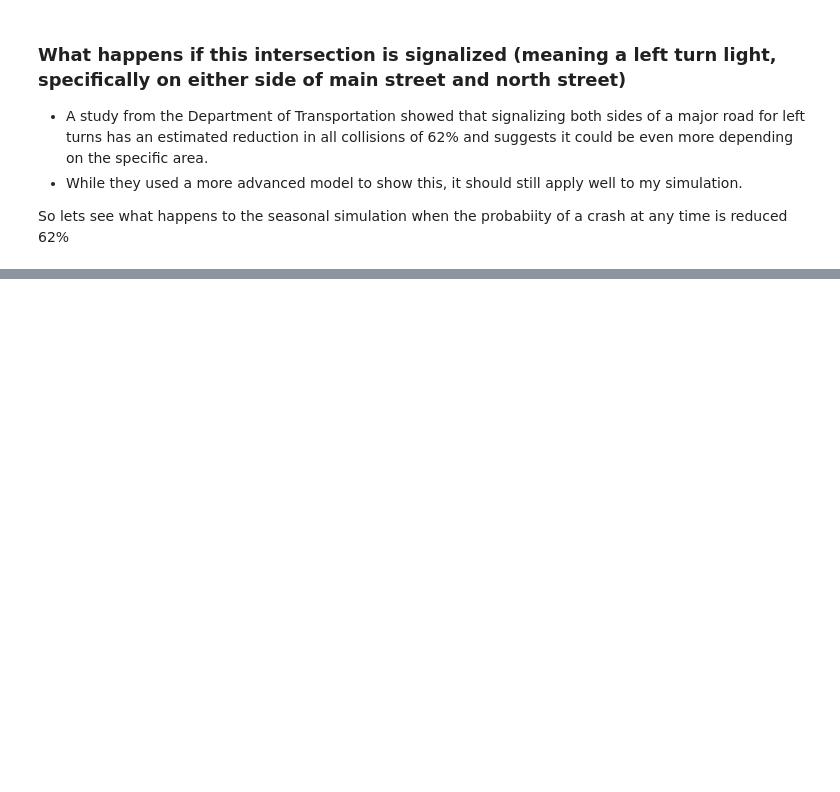
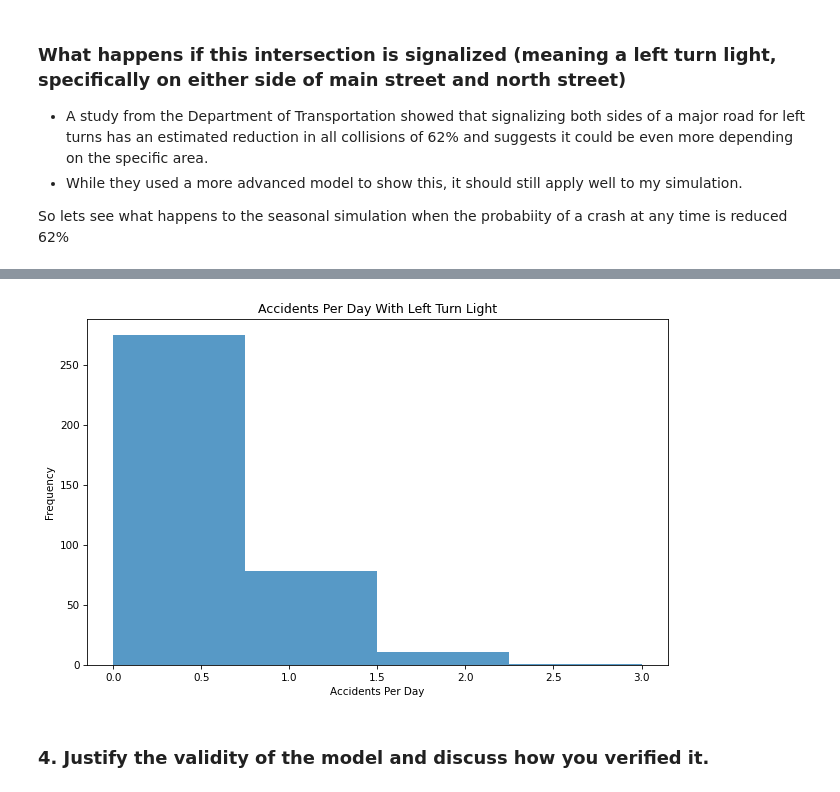
Before and after one commit to jonburns2454/DATA-604, a Jupyter notebook: FINAL PROJECT/final_project_JBurns.ipynb, the cells around one changed output, grey strips where cells are left out. Cells and saved outputs as stored; diff of their text form; code cells hidden in the pictures; blank space fills up the shorter version.

```diff
--- a/FINAL PROJECT/final_project_JBurns.ipynb
+++ b/FINAL PROJECT/final_project_JBurns.ipynb
@@ -603,0 +208,16 @@ plt.show()
+# %%
+
+no_light_df = pd.DataFrame(accidents_without_left_turn_light, columns=['accidents_without_left_turn_light'])
+light_df = pd.DataFrame(accidents_with_left_turn_light, columns=['accidents_with_left_turn_light'])
+plt.figure(figsize=(10, 6))
+plt.hist(light_df['accidents_with_left_turn_light'], bins=4, alpha=0.75)
+
+plt.xlabel('Accidents Per Day')
+plt.ylabel('Frequency')
+plt.title('Accidents Per Day With Left Turn Light')
+
+plt.show()
+# %% [output]
+[figure, added]
+# %% [markdown]
+### 4.  Justify the validity of the model and discuss how you verified it.
```
Also changed, not shown: parts of 19 cells of this notebook.
